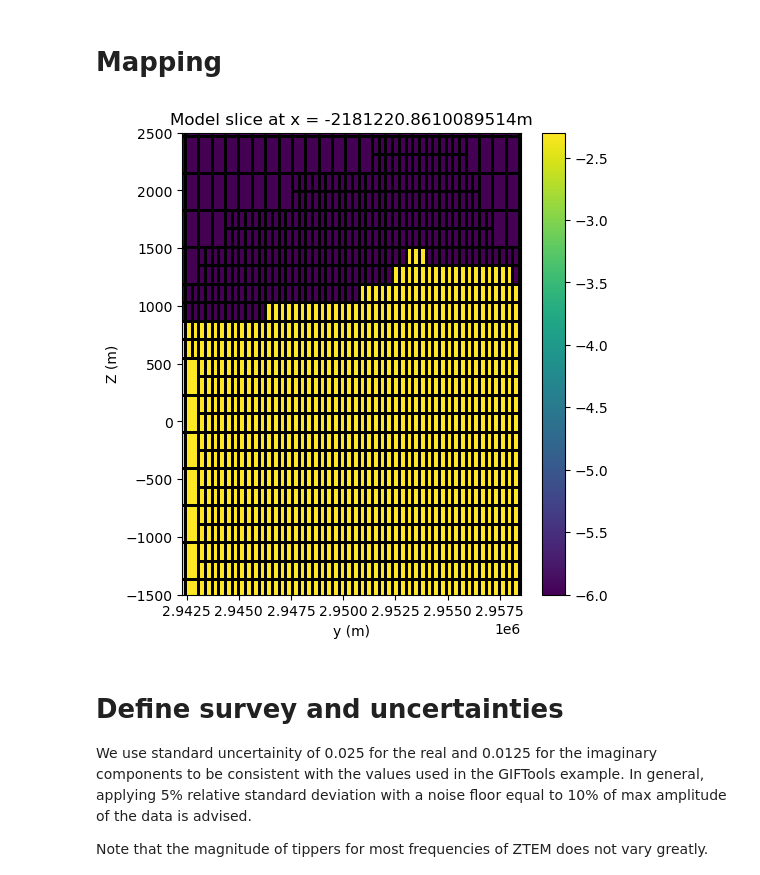
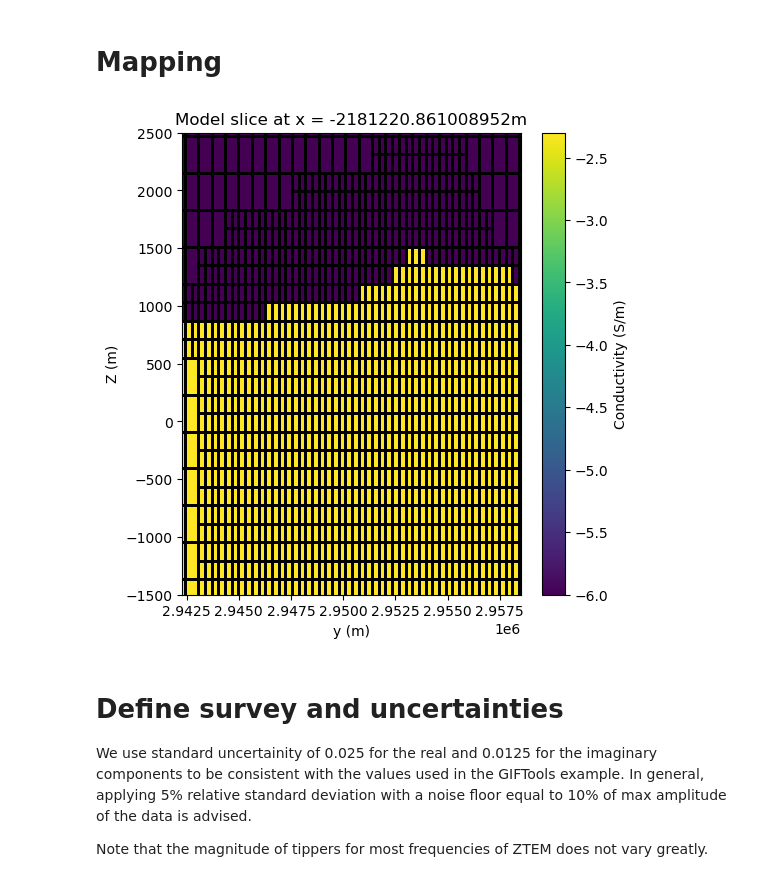
Before and after one commit to pokarparth/ztem_simpeg, a Jupyter notebook: notebooks/ztem_true_deci.ipynb, the cells around one changed output. Saved outputs shown, nothing was run; the diff lists cells and outputs as text; code cells hidden in the pictures.

```diff
--- a/notebooks/ztem_true_deci.ipynb
+++ b/notebooks/ztem_true_deci.ipynb
@@ -32,7 +34,7 @@ The data array can then be used to create SimPEG `survey` and `data` objects.
 Note that the data here is decimated due to computational constraints.
 # %%
 # Load the topo
-dir = "git/ztem_simpeg/data/field/"
+dir = "../data/field/"
 topo = np.loadtxt(dir + "topo.xyz")
 # %%
 # Import data as a list and rearrange the data based on frequencies
@@ -260,35 +263,35 @@ ylim = [np.min(topo_deci[:,1]), np.max(topo_deci[:,1])]
 
 zlim = [-1500, 2500]
 
 slice_axis = 'x'  # Change this to 'x', 'y', or 'z' as needed
 
 # Find index of the mesh where the selected axis is approximately equal to the target value
 plot_ind = np.where(getattr(mesh, f'nodes_{slice_axis}') == closest_value(mesh, x0, slice_axis))[0][0]
 
 ax1 = fig.add_subplot(121)
 out = mesh.plot_slice(np.log10(model), normal=slice_axis.upper(), ax=ax1, ind=plot_ind, grid=True)
                        #pcolor_opts={"vmin":np.log10(sig_air), "vmax":np.log10(sig_back)})
 cb = plt.colorbar(out[0], orientation="vertical")
-
+cb.set_label("Conductivity (S/m)")
 ax1.set_title(f"Model slice at {slice_axis} = {getattr(mesh, f'nodes_{slice_axis}')[int(plot_ind)]}m")
 
 if slice_axis == 'y' or slice_axis == 'x':
     ax1.set_ylim(zlim)
     if slice_axis == 'y':
         ax1.set_xlim(xlim)
         ax1.set_xlabel('x (m)')
     else:
         ax1.set_xlim(ylim)
         ax1.set_xlabel('y (m)')
     ax1.set_ylabel('Z (m)')
 else:
     ax1.set_ylim(ylim)
     ax1.set_xlim(xlim)
     plt.plot(receiver_locations[:, 0], receiver_locations[:, 1], 'r.',alpha=0.25)
     ax1.set_xlabel('x (m)')
     ax1.set_ylabel('y (m)')
 # %% [output]
-[figure, old version]
+[figure, new version]
 # %% [markdown]
 # Define survey and uncertainties
 We use standard uncertainity of 0.025 for the real and 0.0125 for the imaginary components to be consistent with the values used in the GIFTools example.
```
Also changed, not shown: parts of 2 cells of this notebook, 32 other files.
